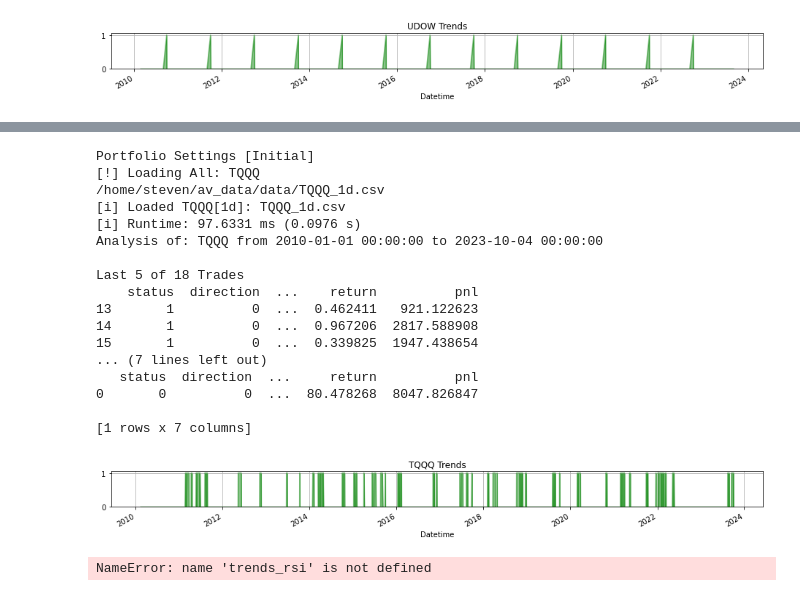
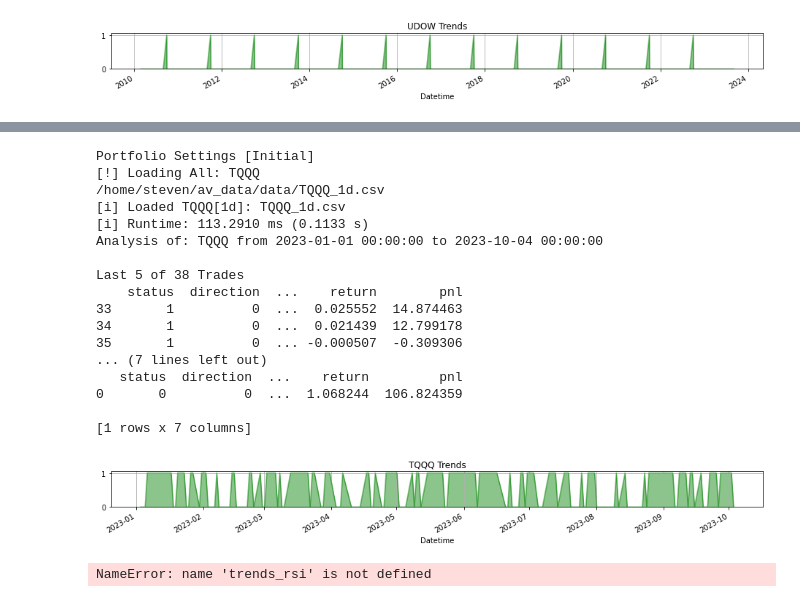
Before and after one commit to pint1022/pandas-ta, a Jupyter notebook: examples/VectorBT_Backtest_with_Pandas_TA.ipynb, the cells around one changed output, grey strips where cells are left out. Saved outputs shown, nothing was run; the diff lists cells and outputs as text; code cells hidden in the pictures.

Commit message:
add obv open strategy

```diff
--- a/examples/VectorBT_Backtest_with_Pandas_TA.ipynb
+++ b/examples/VectorBT_Backtest_with_Pandas_TA.ipynb
@@ -646,3 +647,11 @@ sept_trends.copy().astype(int).plot(figsize=(16, 1), kind="area", color=["green"
 # %% [output]
 <AxesSubplot:title={'center':'UDOW Trends'}, xlabel='Datetime'>
 [figure]
+# %%
+obv = talib.OBV(assetdf['Close'], assetdf['Volume'])
+obv_ema = talib.EMA(obv, timeperiod=3)
+# print(obv_ema)
+obv_trends =  obv > obv_ema
+obv_exits = obv < obv_ema
+
+obv_trends.copy().astype(int).plot(figsize=(16, 1), kind="area", color=["green"], alpha=0.45, title=f"{assetsma.name} Trends", grid=True)
@@ -662,6 +674,13 @@ def show_trend(df, ta_name):
     elif ta_name == "SEPT":
         asset_trends, asset_exits = trends_sept(df)
         strat_name = "Ou_September Sell"
+    elif ta_name == "OBV":
+        obv = talib.OBV(df['Close'], df['Volume'])
+        obv_ema = talib.EMA(obv, timeperiod=3)
+        # print(obv_ema)
+        asset_trends =  obv > obv_ema
+        asset_exits = obv < obv_ema
+        strat_name = "OBV-Open"
     else:
         print("Not supported strategy")
         return
@@ -674,14 +693,20 @@ def show_trend(df, ta_name):
 
     asset_trends.copy().astype(int).plot(figsize=(16, 1), kind="area", color=["green"], alpha=0.45, title=f"{df.name} Trends", grid=True)
     # Asset Portfolio from Trade Signals
-    assetpf_signals = vbt.Portfolio.from_signals(
-        df.Close,
-        signal_args=(vbt.Rep("entries"), vbt.Rep("exits")),
-        entries=asset_trends,
-        exits=asset_exits,
-    #     entries=asset_signals.TS_Entries,
-    #     exits=asset_signals.TS_Exits,
-    )
+    if ta_name == "OBV":
+        assetpf_signals = vbt.Portfolio.from_signals(
+            df.Open,
+            entries=asset_trends,
+            exits=asset_exits,
+        )
+    else:
+        assetpf_signals = vbt.Portfolio.from_signals(
+            df.Close,
+            entries=asset_trends,
+            exits=asset_exits,
+        )
+#     pf = vbt.Portfolio.from_signals(df['Open'], entries, exits)
+
     # print(assetpf_signals)
     trade_table(assetpf_signals, k=5)
     combine_stats(assetpf_signals, df.name, strat_name, LIVE)
@@ -748,11 +773,11 @@ print(f"Portfolio Settings [Initial]")
 pf_settings
 
 ticker = 'TQQQ'
-ta_name = 'JC'
+ta_name = 'OBV'
 tf = '1d'
 assets = retrieve_data([ticker], tf=tf)
 
-start_date = datetime(2010, 1, 1) # Adjust as needed
+start_date = datetime(2023, 1, 1) # Adjust as needed
 end_date = datetime(2023, 10, 4)   # Adjust as needed
 
 mbegin = pd.date_range(start_date, end_date, freq='BMS').strftime('%Y-%m-%d')
@@ -773,43 +798,45 @@ LIVE = 0
 
 df_ori = assets.data[ticker]
 if common_range:
     crs = f" from {start_date} to {end_date}"
     df_ori = dtmask(df_ori, start_date, end_date)
 
 if ta_name == "JC":
     assetdf = add_jc_data(df_ori)
     trend_jinsong={"entry": 12, "exit": 99}
 elif ta_name == "SMA":
     assetdf = dtmonth(df_ori, start= mbegin, end = mend)
     check_cross(assetdf, sma = 200)
 elif ta_name == "SEPT":
     assetdf = dtmonth(df_ori, start= mbegin, end = mend)
+elif ta_name == "OBV":
+    assetdf = df_ori
 
 if not assetdf.empty:
     assetdf.name = ticker
     print(f"Analysis of: {assetdf.name}{crs if common_range else ''}")
     show_trend(df=assetdf, ta_name = ta_name)
 else:
     print("Dataframe is empty")
 # %% [output]
 Portfolio Settings [Initial]
 [!] Loading All: TQQQ
 /home/steven/av_data/data/TQQQ_1d.csv
 [i] Loaded TQQQ[1d]: TQQQ_1d.csv
-[i] Runtime: 97.6331 ms (0.0976 s)
-Analysis of: TQQQ from 2010-01-01 00:00:00 to 2023-10-04 00:00:00
+[i] Runtime: 113.2910 ms (0.1133 s)
+Analysis of: TQQQ from 2023-01-01 00:00:00 to 2023-10-04 00:00:00
 
-Last 5 of 18 Trades
-    status  direction  ...    return          pnl
-13       1          0  ...  0.462411   921.122623
-14       1          0  ...  0.967206  2817.588908
-15       1          0  ...  0.339825  1947.438654
+Last 5 of 38 Trades
+    status  direction  ...    return        pnl
+33       1          0  ...  0.025552  14.874463
+34       1          0  ...  0.021439  12.799178
+35       1          0  ... -0.000507  -0.309306
 ... (7 lines left out)
-   status  direction  ...     return          pnl
-0       0          0  ...  80.478268  8047.826847
+   status  direction  ...    return         pnl
+0       0          0  ...  1.068244  106.824359
 
 [1 rows x 7 columns]
-[figure, old version]
+[figure, new version]
 # %%
 # benchmark_trends = trends(benchmarkdf, **trend_kwargs)
 benchmark_trends, benchmark_exits = trends_rsi(benchmarkdf, **trend_rsi)
```
Also changed, not shown: parts of 5 cells of this notebook, 3 other files.
